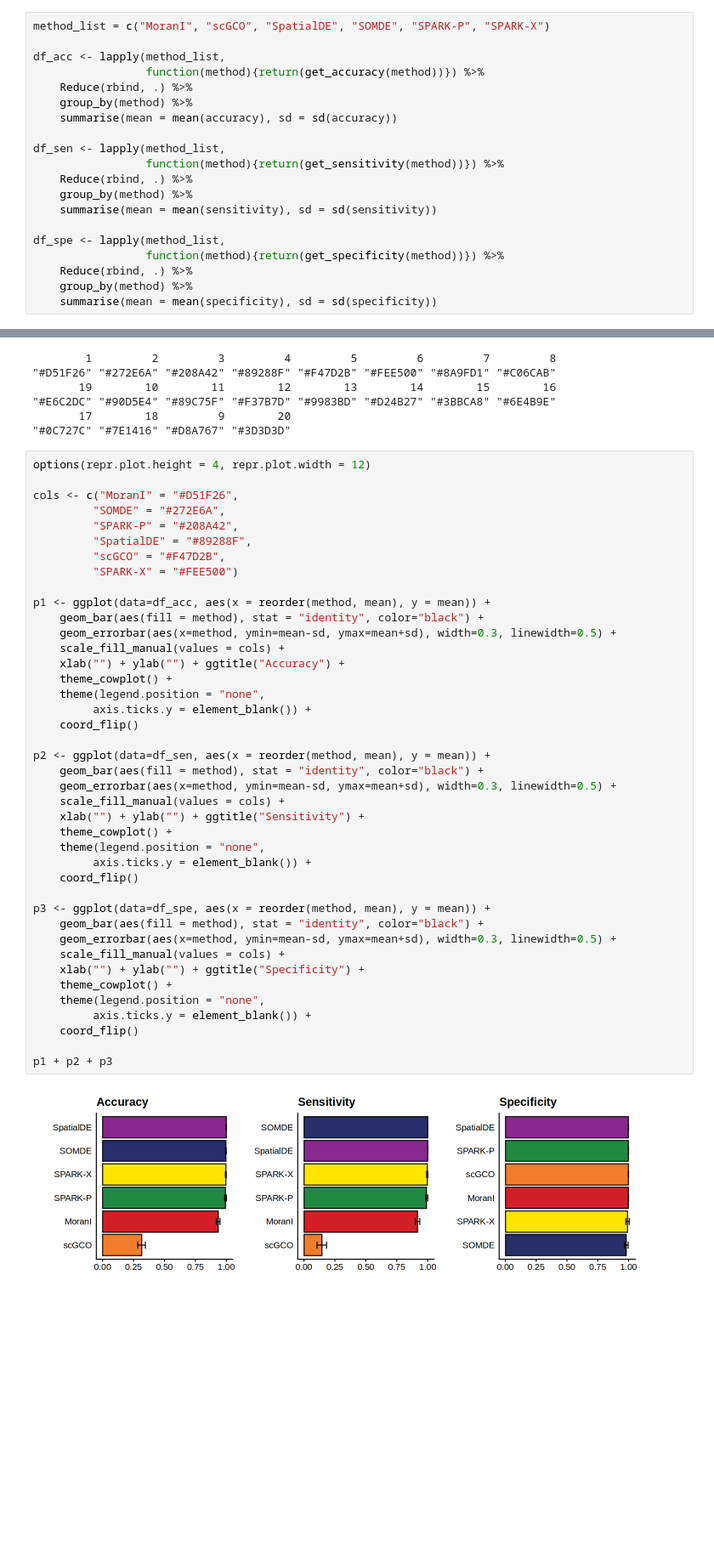
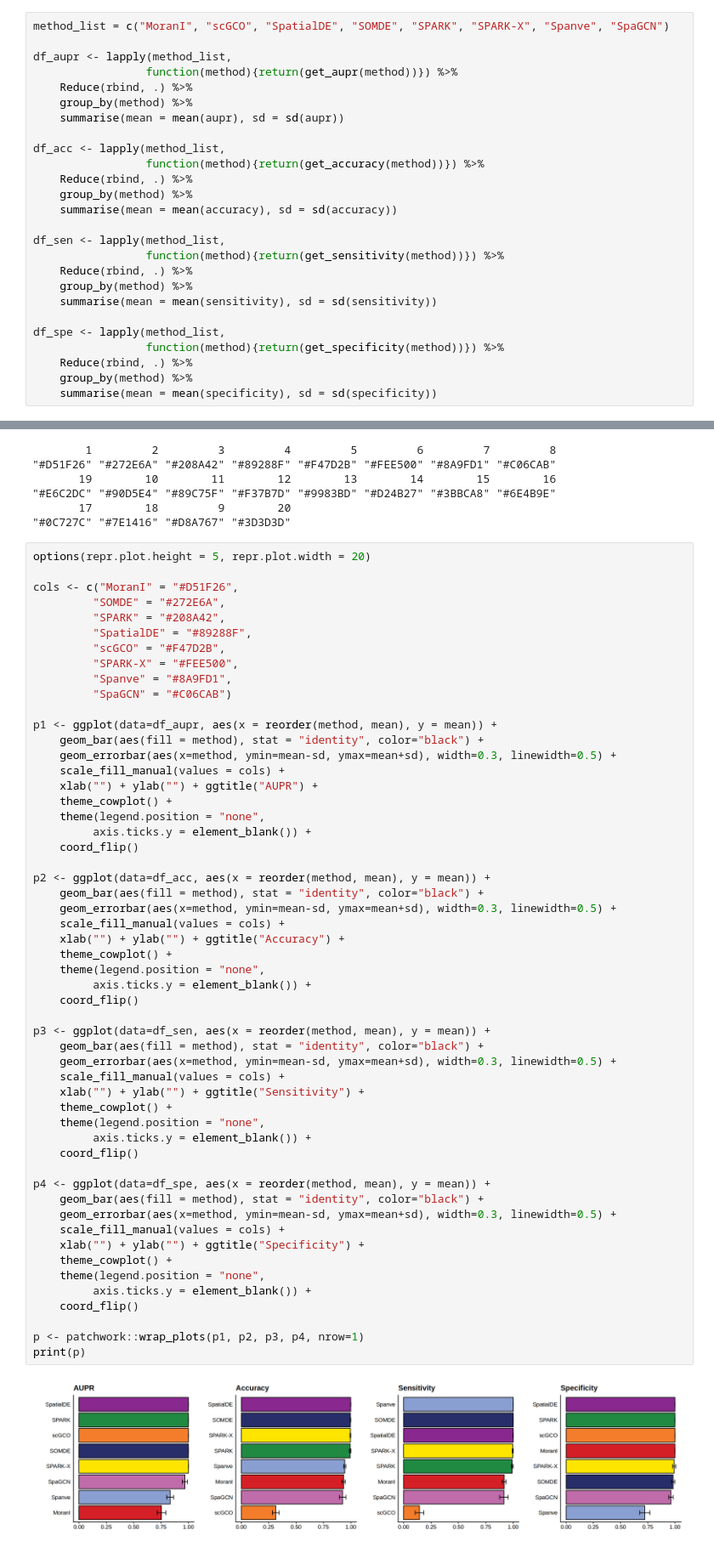
Before and after one commit to pinellolab/SVG_Benchmarking, a Jupyter notebook: performance/01_svgs.ipynb, the cells around one changed output, grey strips where cells are left out. Shown at 85% size. Cells and saved outputs as stored; diff of their text form; blank space fills up the shorter version.

Commit message:
add Spanve

```diff
--- a/performance/01_svgs.ipynb
+++ b/performance/01_svgs.ipynb
@@ -59,7 +78,13 @@ get_accuracy <- function(method){
 
 }
 # %%
-method_list = c("MoranI", "scGCO", "SpatialDE", "SOMDE", "SPARK-P", "SPARK-X")
+method_list = c("MoranI", "scGCO", "SpatialDE", "SOMDE", "SPARK", "SPARK-X", "Spanve", "SpaGCN")
+
+df_aupr <- lapply(method_list,
+                 function(method){return(get_aupr(method))}) %>%
+    Reduce(rbind, .) %>%
+    group_by(method) %>%
+    summarise(mean = mean(aupr), sd = sd(aupr))
 
 df_acc <- lapply(method_list,
                  function(method){return(get_accuracy(method))}) %>%
@@ -89,45 +114,58 @@ cols
        17        18         9        20
 "#0C727C" "#7E1416" "#D8A767" "#3D3D3D"
 # %%
-options(repr.plot.height = 4, repr.plot.width = 12)
+options(repr.plot.height = 5, repr.plot.width = 20)
 
 cols <- c("MoranI" = "#D51F26",
          "SOMDE" = "#272E6A",
-         "SPARK-P" = "#208A42",
+         "SPARK" = "#208A42",
          "SpatialDE" = "#89288F",
          "scGCO" = "#F47D2B",
-         "SPARK-X" = "#FEE500")
+         "SPARK-X" = "#FEE500",
+         "Spanve" = "#8A9FD1",
+         "SpaGCN" = "#C06CAB")
 
-p1 <- ggplot(data=df_acc, aes(x = reorder(method, mean), y = mean)) +
+p1 <- ggplot(data=df_aupr, aes(x = reorder(method, mean), y = mean)) +
+    geom_bar(aes(fill = method), stat = "identity", color="black") +
+    geom_errorbar(aes(x=method, ymin=mean-sd, ymax=mean+sd), width=0.3, linewidth=0.5) +
+    scale_fill_manual(values = cols) +
+    xlab("") + ylab("") + ggtitle("AUPR") +
+    theme_cowplot() +
+    theme(legend.position = "none",
+         axis.ticks.y = element_blank()) +
+    coord_flip()
+
+p2 <- ggplot(data=df_acc, aes(x = reorder(method, mean), y = mean)) +
     geom_bar(aes(fill = method), stat = "identity", color="black") +
     geom_errorbar(aes(x=method, ymin=mean-sd, ymax=mean+sd), width=0.3, linewidth=0.5) +
     scale_fill_manual(values = cols) +
     xlab("") + ylab("") + ggtitle("Accuracy") +
     theme_cowplot() +
     theme(legend.position = "none",
          axis.ticks.y = element_blank()) +
     coord_flip()
 
-p2 <- ggplot(data=df_sen, aes(x = reorder(method, mean), y = mean)) +
+p3 <- ggplot(data=df_sen, aes(x = reorder(method, mean), y = mean)) +
     geom_bar(aes(fill = method), stat = "identity", color="black") +
     geom_errorbar(aes(x=method, ymin=mean-sd, ymax=mean+sd), width=0.3, linewidth=0.5) +
     scale_fill_manual(values = cols) +
     xlab("") + ylab("") + ggtitle("Sensitivity") +
     theme_cowplot() +
     theme(legend.position = "none",
          axis.ticks.y = element_blank()) +
     coord_flip()
 
-p3 <- ggplot(data=df_spe, aes(x = reorder(method, mean), y = mean)) +
+p4 <- ggplot(data=df_spe, aes(x = reorder(method, mean), y = mean)) +
     geom_bar(aes(fill = method), stat = "identity", color="black") +
     geom_errorbar(aes(x=method, ymin=mean-sd, ymax=mean+sd), width=0.3, linewidth=0.5) +
     scale_fill_manual(values = cols) +
     xlab("") + ylab("") + ggtitle("Specificity") +
     theme_cowplot() +
     theme(legend.position = "none",
          axis.ticks.y = element_blank()) +
     coord_flip()
 
-p1 + p2 + p3
+p <- patchwork::wrap_plots(p1, p2, p3, p4, nrow=1)
+print(p)
 # %% [output]
-[figure, old version]
+[figure, new version]
```
Also changed, not shown: parts of 2 cells of this notebook, 15 other files.
